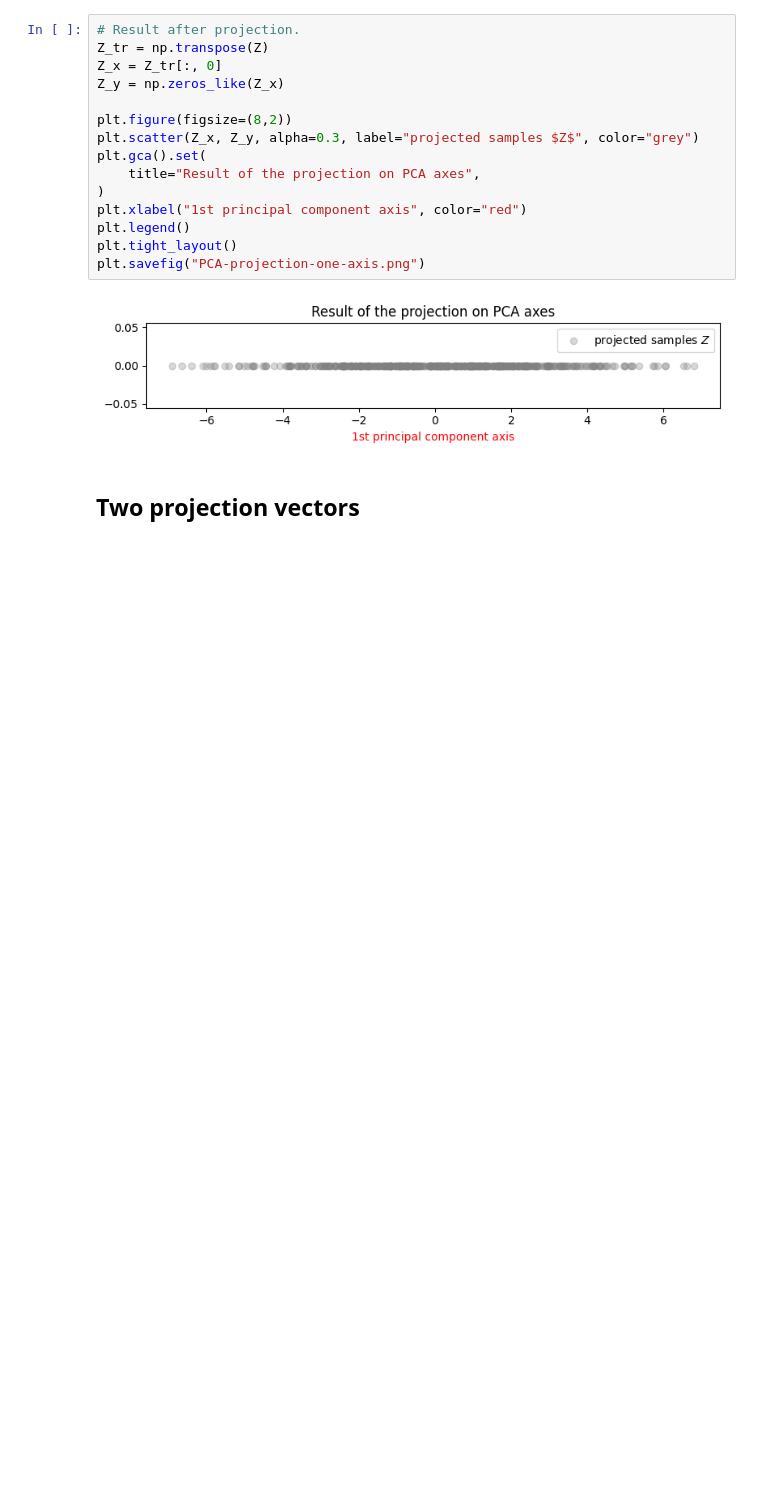
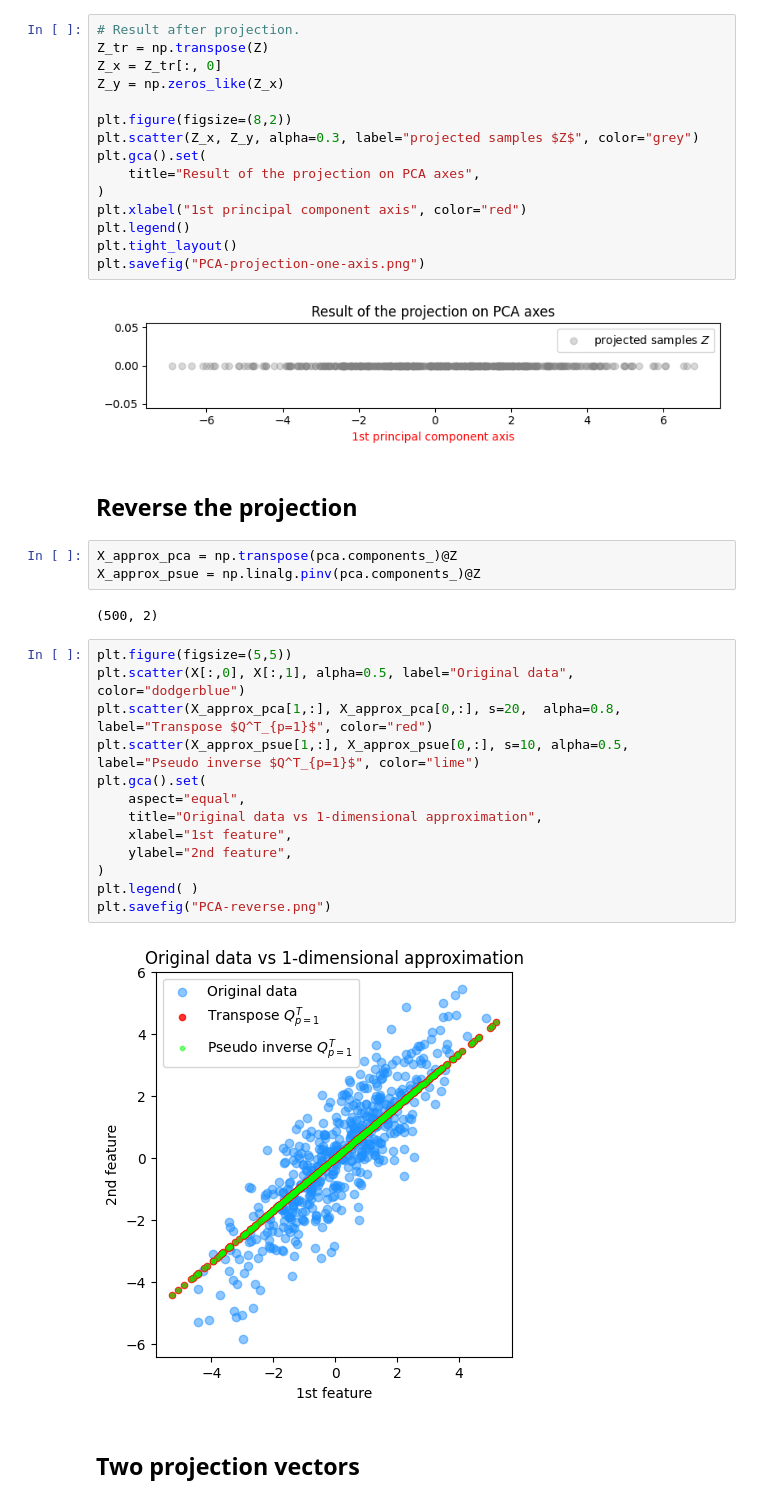
Before and after one commit to GenAI-CUEE/Statistical-Learning-EE575, a Jupyter notebook: PCA_tutorial/PCA_tutorial.ipynb, the cells around one changed output. Saved outputs shown, nothing was run; the diff lists cells and outputs as text; blank space fills up the shorter version.

Commit message:
reverse the projection

```diff
--- a/PCA_tutorial/PCA_tutorial.ipynb
+++ b/PCA_tutorial/PCA_tutorial.ipynb
@@ -57,6 +57,28 @@ plt.tight_layout()
 plt.savefig("PCA-projection-one-axis.png")
 # %% [output]
 [figure]
+# %% [markdown]
+## Reverse the projection
+# %%
+X_approx_pca = np.transpose(pca.components_)@Z
+X_approx_psue = np.linalg.pinv(pca.components_)@Z
+# %% [output]
+(500, 2)
+# %%
+plt.figure(figsize=(5,5))
+plt.scatter(X[:,0], X[:,1], alpha=0.5, label="Original data", color="dodgerblue")
+plt.scatter(X_approx_pca[1,:], X_approx_pca[0,:], s=20,  alpha=0.8, label="Transpose $Q^T_{p=1}$", color="red")
+plt.scatter(X_approx_psue[1,:], X_approx_psue[0,:], s=10, alpha=0.5, label="Pseudo inverse $Q^T_{p=1}$", color="lime")
+plt.gca().set(
+    aspect="equal",
+    title="Original data vs 1-dimensional approximation",
+    xlabel="1st feature",
+    ylabel="2nd feature",
+)
+plt.legend( )
+plt.savefig("PCA-reverse.png")
+# %% [output]
+[figure, added]
 # %% [markdown]
 ## Two projection vectors
 # %%
```
Also changed, not shown: parts of 2 cells of this notebook.
